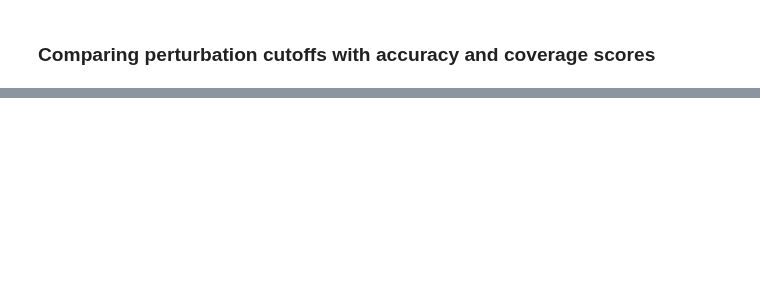
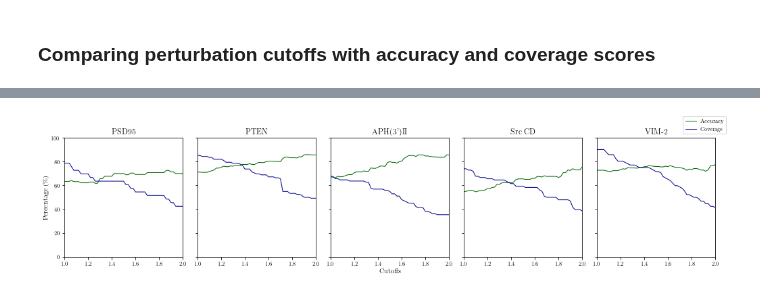
Before and after one commit to CrisSotomayor/perturbation-networks-get-data, a Jupyter notebook: figure_behavior.ipynb, the cells around one changed output, grey strips where cells are left out. Cells and saved outputs as stored; diff of their text form; code cells hidden in the pictures; blank space fills up the shorter version.

```diff
--- a/figure_behavior.ipynb
+++ b/figure_behavior.ipynb
@@ -356,2 +482,5 @@ compare.savefig("figures/compare_ac.png", dpi=300)
 # %%
-compare.savefig("figures/compare_ac.png", dpi=300, bbox_inches='tight')
+compare3_fig = CompareAC([compare3])
+#compare3_fig.savefig("figures/compare_ac_min3.png", dpi=300)
+# %% [output]
+[figure, added]
```
Also changed, not shown: parts of 22 cells of this notebook, 6 other files.
